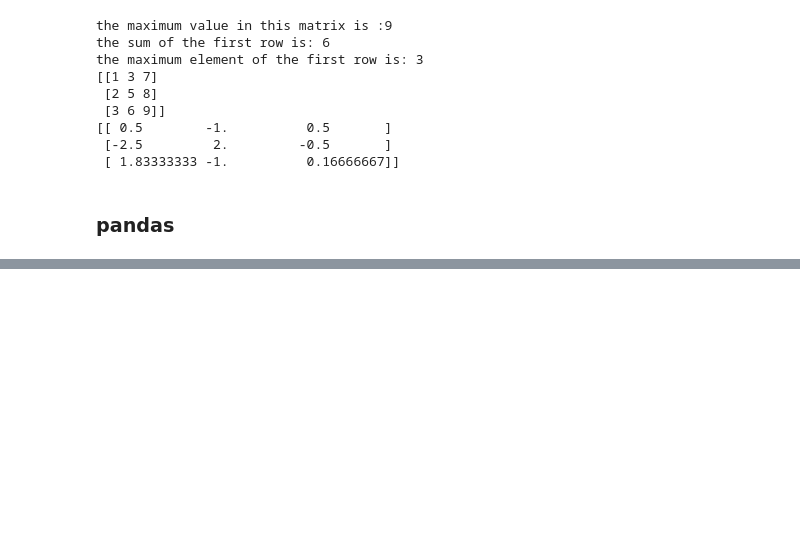
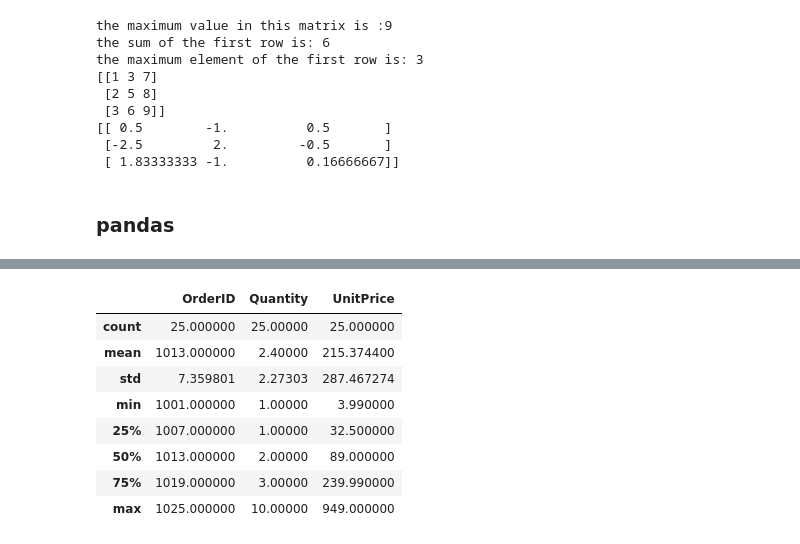
Before and after one commit to Hayelomgebreyesus/Statistical-Machine-Learning, a Jupyter notebook: introduction.ipynb, the cells around one changed output, grey strips where cells are left out. Saved outputs shown, nothing was run; the diff lists cells and outputs as text; code cells hidden in the pictures; blank space fills up the shorter version.

```diff
--- a/introduction.ipynb
+++ b/introduction.ipynb
@@ -86,0 +110,15 @@ the maximum element of the first row is: 3
+# %%
+new_df= df[["OrderID","Customer","Product","Quantity","UnitPrice"]]
+new_df.head()
+new_df.shape
+new_df.describe()
+# %% [output]
+|  | OrderID | Quantity | UnitPrice |
+| count | 25.000000 | 25.00000 | 25.000000 |
+| mean | 1013.000000 | 2.40000 | 215.374400 |
+| std | 7.359801 | 2.27303 | 287.467274 |
+| min | 1001.000000 | 1.00000 | 3.990000 |
+| 25% | 1007.000000 | 1.00000 | 32.500000 |
+| 50% | 1013.000000 | 2.00000 | 89.000000 |
+| 75% | 1019.000000 | 3.00000 | 239.990000 |
+| max | 1025.000000 | 10.00000 | 949.000000 |
```
Also changed, not shown: parts of 3 cells of this notebook.
